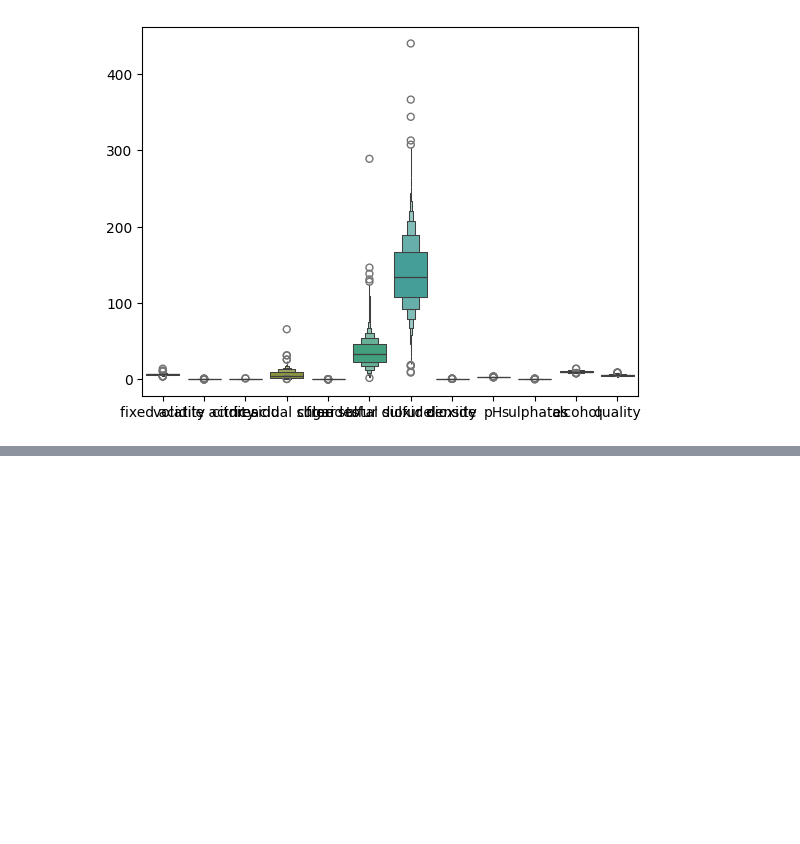
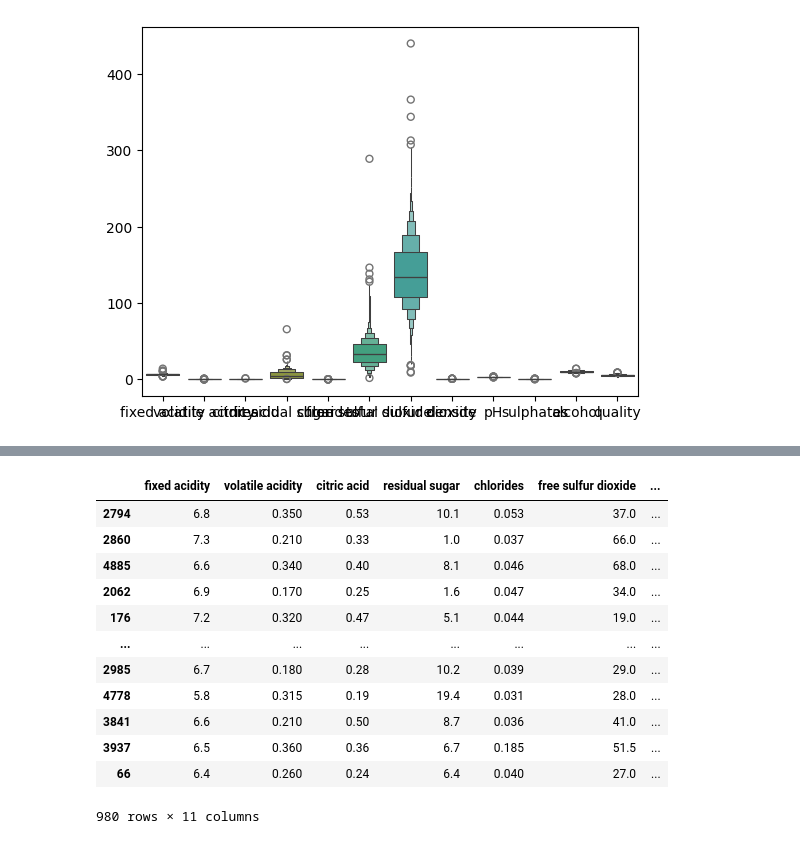
Before and after one commit to mandongs/fintech4, a Jupyter notebook: 07DeepLearning/04다중클래스분류_callback사용해 과적합 막고 최고 성능 모델 저장하기.ipynb, the cells around one changed output, grey strips where cells are left out. Saved outputs shown, nothing was run; the diff lists cells and outputs as text; code cells hidden in the pictures; blank space fills up the shorter version.

```diff
--- a/07DeepLearning/04다중클래스분류_callback사용해 과적합 막고 최고 성능 모델 저장하기.ipynb
+++ b/07DeepLearning/04다중클래스분류_callback사용해 과적합 막고 최고 성능 모델 저장하기.ipynb
@@ -51,0 +86,16 @@ data['quality']
+# %%
+X_valid
+# %% [output]
+|  | fixed acidity | volatile acidity | citric acid | residual sugar | chlorides | free sulfur dioxide | ... |
+| 2794 | 6.8 | 0.350 | 0.53 | 10.1 | 0.053 | 37.0 | ... |
+| 2860 | 7.3 | 0.210 | 0.33 | 1.0 | 0.037 | 66.0 | ... |
+| 4885 | 6.6 | 0.340 | 0.40 | 8.1 | 0.046 | 68.0 | ... |
+| 2062 | 6.9 | 0.170 | 0.25 | 1.6 | 0.047 | 34.0 | ... |
+| 176 | 7.2 | 0.320 | 0.47 | 5.1 | 0.044 | 19.0 | ... |
+| ... | ... | ... | ... | ... | ... | ... | ... |
+| 2985 | 6.7 | 0.180 | 0.28 | 10.2 | 0.039 | 29.0 | ... |
+| 4778 | 5.8 | 0.315 | 0.19 | 19.4 | 0.031 | 28.0 | ... |
+| 3841 | 6.6 | 0.210 | 0.50 | 8.7 | 0.036 | 41.0 | ... |
+| 3937 | 6.5 | 0.360 | 0.36 | 6.7 | 0.185 | 51.5 | ... |
+| 66 | 6.4 | 0.260 | 0.24 | 6.4 | 0.040 | 27.0 | ... |
+980 rows × 11 columns
```
Also changed, not shown: parts of 32 cells of this notebook, 4 other files.
